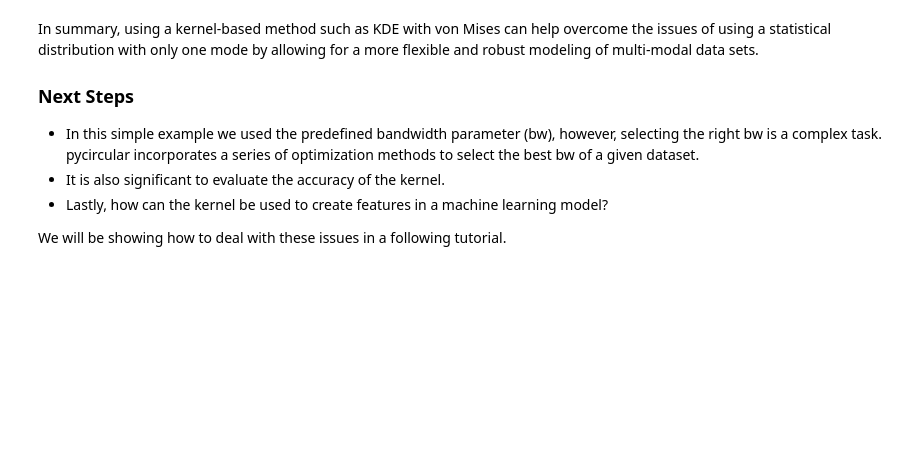
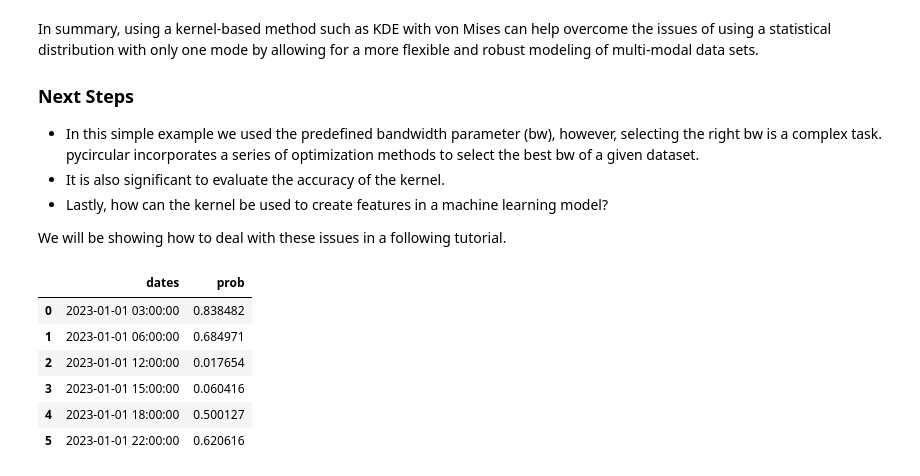
Before and after one commit to albahnsen/pycircular, a Jupyter notebook: doc/tutorials/tutorial_intro_circular_data_analysis.ipynb, the cells around one changed output. Saved outputs shown, nothing was run; the diff lists cells and outputs as text; code cells hidden in the pictures; blank space fills up the shorter version.

```diff
--- a/doc/tutorials/tutorial_intro_circular_data_analysis.ipynb
+++ b/doc/tutorials/tutorial_intro_circular_data_analysis.ipynb
@@ -140,3 +141,30 @@ In summary, using a kernel-based method such as KDE with von Mises can help over
 - Lastly, how can the kernel be used to create features in a machine learning model?
 
 We will be showing how to deal with these issues in a following tutorial.
+# %%
+y_test = pd.DataFrame(pd.to_datetime([
+    '2023-01-01 03:00:00',
+    '2023-01-01 06:00:00',
+    '2023-01-01 12:00:00',
+    '2023-01-01 15:00:00',
+    '2023-01-01 18:00:00',
+    '2023-01-01 22:00:00'
+    ]), columns=['dates'])
+
+radians = pycircular.utils._date2rad(y_test['dates'], time_segment='hour')
+# %%
+# find closed value in the kernel
+z = np.linspace(0, np.pi * 2, y.shape[0])
+y_idx = radians.apply(lambda x: np.abs(z - x).argmin())
+# return the kernel value
+y_test['prob'] = pd.Series(y[(y_idx)], index=y_test.index)
+# %%
+y_test
+# %% [output]
+|  | dates | prob |
+| 0 | 2023-01-01 03:00:00 | 0.838482 |
+| 1 | 2023-01-01 06:00:00 | 0.684971 |
+| 2 | 2023-01-01 12:00:00 | 0.017654 |
+| 3 | 2023-01-01 15:00:00 | 0.060416 |
+| 4 | 2023-01-01 18:00:00 | 0.500127 |
+| 5 | 2023-01-01 22:00:00 | 0.620616 |
```
Also changed, not shown: parts of 1 cell of this notebook.
